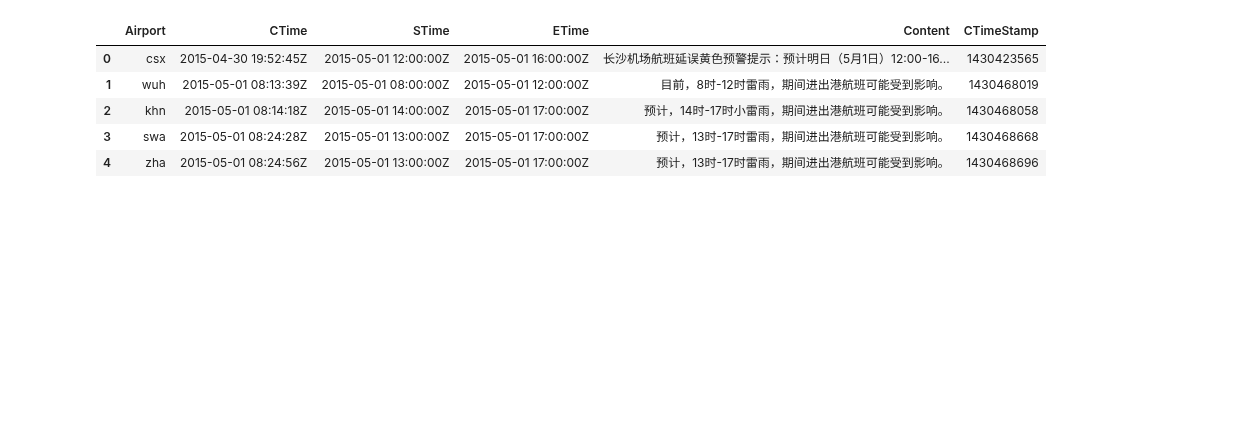
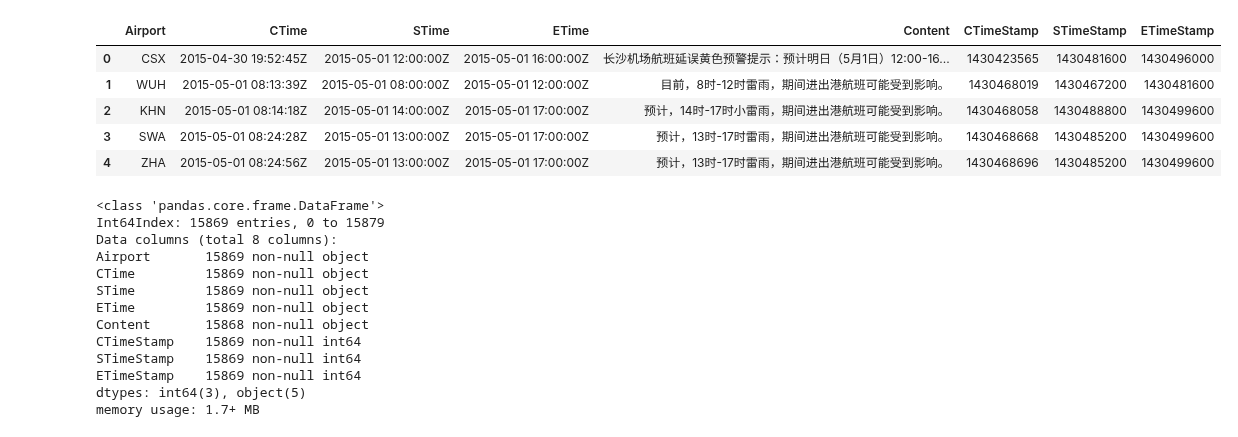
Before and after one commit to coder-ss/ml-learn, a Jupyter notebook: competition/ctrip-fight/data-special.ipynb, the cells around one changed output. Cells and saved outputs as stored; diff of their text form; code cells hidden in the pictures; blank space fills up the shorter version.

Commit message:
ctrip-flight data-flight-exploring

```diff
--- a/competition/ctrip-fight/data-special.ipynb
+++ b/competition/ctrip-fight/data-special.ipynb
@@ -39,0 +47,4 @@ memory usage: 620.4+ KB
+# %%
+train_s.columns = ['Airport', 'CTime', 'STime', 'ETime', 'Content']
+train_s['Airport'] = train_s['Airport'].str.upper()
+train_s.head()
@@ -39,0 +71,3 @@ memory usage: 620.4+ KB
+# %%
+train_s.dropna(axis=0, how='all', inplace=True)
+train_s.info()
@@ -39,0 +101,3 @@ memory usage: 620.4+ KB
+# %%
+train_s.dropna(axis=0, thresh=4, inplace=True)
+train_s.info()
@@ -39,0 +130,11 @@ memory usage: 620.4+ KB
+# %%
+train_s.loc[1036, 'ETime'] = '2015-06-14 00:00:00Z'
+train_s.loc[8058, 'ETime'] = '2016-08-05 00:00:00Z'
+train_s.loc[11917, 'ETime'] = '2016-12-16 09:00:00Z'
+
+train_s.loc[8538, 'ETime'] = '2016-08-21 22:00:00Z'
+train_s.loc[8808, 'ETime'] = '2016-09-07 00:00:00Z'
+train_s.loc[12347, 'ETime'] = '2016-12-22 20:00:00Z'
+train_s.loc[13733, 'ETime'] = '2017-01-19 01:00:00Z'
+
+train_s.info()
@@ -40,10 +167,26 @@ memory usage: 620.4+ KB
 # %%
 train_s['CTimeStamp'] = pd.to_datetime(train_s['CTime']).astype(np.int64) // 10 ** 9
-train_s.head()
+train_s['STimeStamp'] = pd.to_datetime(train_s['STime']).astype(np.int64) // 10 ** 9
+train_s['ETimeStamp'] = pd.to_datetime(train_s['ETime']).astype(np.int64) // 10 ** 9
+display(train_s.head())
+train_s.info()
 # %% [output]
-|  | Airport | CTime | STime | ETime | Content | CTimeStamp |
-| 0 | csx | 2015-04-30 19:52:45Z | 2015-05-01 12:00:00Z | 2015-05-01 16:00:00Z | 长沙机场航班延误黄色预警提示：预计明日（5月1日）12:00-16... | 1430423565 |
-| 1 | wuh | 2015-05-01 08:13:39Z | 2015-05-01 08:00:00Z | 2015-05-01 12:00:00Z | 目前，8时-12时雷雨，期间进出港航班可能受到影响。 | 1430468019 |
-| 2 | khn | 2015-05-01 08:14:18Z | 2015-05-01 14:00:00Z | 2015-05-01 17:00:00Z | 预计，14时-17时小雷雨，期间进出港航班可能受到影响。 | 1430468058 |
-| 3 | swa | 2015-05-01 08:24:28Z | 2015-05-01 13:00:00Z | 2015-05-01 17:00:00Z | 预计，13时-17时雷雨，期间进出港航班可能受到影响。 | 1430468668 |
-| 4 | zha | 2015-05-01 08:24:56Z | 2015-05-01 13:00:00Z | 2015-05-01 17:00:00Z | 预计，13时-17时雷雨，期间进出港航班可能受到影响。 | 1430468696 |
+|  | Airport | CTime | STime | ETime | Content | CTimeStamp | STimeStamp | ETimeStamp |
+| 0 | CSX | 2015-04-30 19:52:45Z | 2015-05-01 12:00:00Z | 2015-05-01 16:00:00Z | 长沙机场航班延误黄色预警提示：预计明日（5月1日）12:00-16... | 1430423565 | 1430481600 | 1430496000 |
+| 1 | WUH | 2015-05-01 08:13:39Z | 2015-05-01 08:00:00Z | 2015-05-01 12:00:00Z | 目前，8时-12时雷雨，期间进出港航班可能受到影响。 | 1430468019 | 1430467200 | 1430481600 |
+| 2 | KHN | 2015-05-01 08:14:18Z | 2015-05-01 14:00:00Z | 2015-05-01 17:00:00Z | 预计，14时-17时小雷雨，期间进出港航班可能受到影响。 | 1430468058 | 1430488800 | 1430499600 |
+| 3 | SWA | 2015-05-01 08:24:28Z | 2015-05-01 13:00:00Z | 2015-05-01 17:00:00Z | 预计，13时-17时雷雨，期间进出港航班可能受到影响。 | 1430468668 | 1430485200 | 1430499600 |
+| 4 | ZHA | 2015-05-01 08:24:56Z | 2015-05-01 13:00:00Z | 2015-05-01 17:00:00Z | 预计，13时-17时雷雨，期间进出港航班可能受到影响。 | 1430468696 | 1430485200 | 1430499600 |
+<class 'pandas.core.frame.DataFrame'>
+Int64Index: 15869 entries, 0 to 15879
+Data columns (total 8 columns):
+Airport       15869 non-null object
+CTime         15869 non-null object
+STime         15869 non-null object
+ETime         15869 non-null object
+Content       15868 non-null object
+CTimeStamp    15869 non-null int64
+STimeStamp    15869 non-null int64
+ETimeStamp    15869 non-null int64
+dtypes: int64(3), object(5)
+memory usage: 1.7+ MB
```
Also changed, not shown: parts of 30 cells of this notebook, 2 other files.
